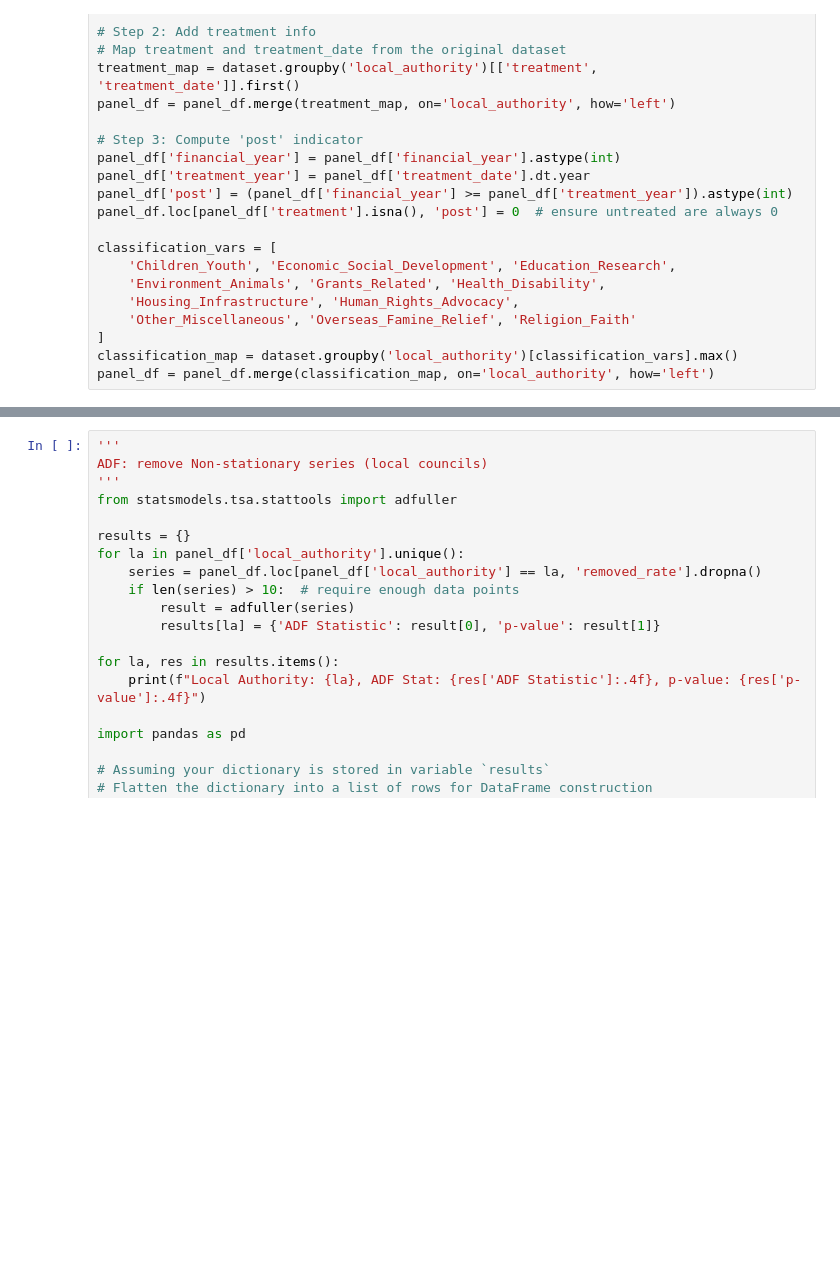
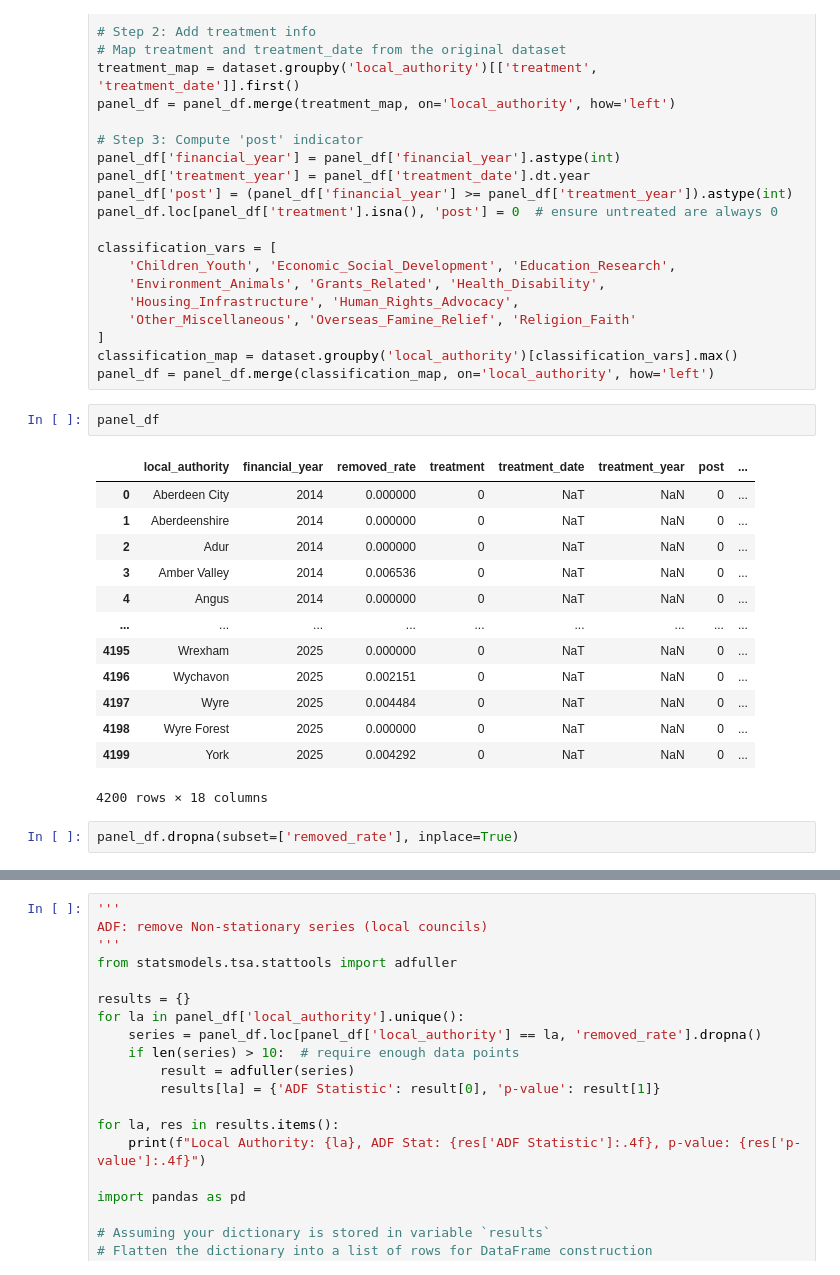
Before and after one commit to crystalyu917/The-Impact-of-Local-Council-Asset-Sales-on-Charity-Survival-in-England, a Jupyter notebook: src/analysis/ladata.ipynb, the cells around one changed output, grey strips where cells are left out. Drawn from its saved outputs; the diff is of its cells as text; blank space fills up the shorter version.

```diff
--- a/src/analysis/ladata.ipynb
+++ b/src/analysis/ladata.ipynb
@@ -139,6 +155,24 @@ classification_vars = [
 ]
 classification_map = dataset.groupby('local_authority')[classification_vars].max()
 panel_df = panel_df.merge(classification_map, on='local_authority', how='left')
+# %%
+panel_df
+# %% [output]
+|  | local_authority | financial_year | removed_rate | treatment | treatment_date | treatment_year | post | ... |
+| 0 | Aberdeen City | 2014 | 0.000000 | 0 | NaT | NaN | 0 | ... |
+| 1 | Aberdeenshire | 2014 | 0.000000 | 0 | NaT | NaN | 0 | ... |
+| 2 | Adur | 2014 | 0.000000 | 0 | NaT | NaN | 0 | ... |
+| 3 | Amber Valley | 2014 | 0.006536 | 0 | NaT | NaN | 0 | ... |
+| 4 | Angus | 2014 | 0.000000 | 0 | NaT | NaN | 0 | ... |
+| ... | ... | ... | ... | ... | ... | ... | ... | ... |
+| 4195 | Wrexham | 2025 | 0.000000 | 0 | NaT | NaN | 0 | ... |
+| 4196 | Wychavon | 2025 | 0.002151 | 0 | NaT | NaN | 0 | ... |
+| 4197 | Wyre | 2025 | 0.004484 | 0 | NaT | NaN | 0 | ... |
+| 4198 | Wyre Forest | 2025 | 0.000000 | 0 | NaT | NaN | 0 | ... |
+| 4199 | York | 2025 | 0.004292 | 0 | NaT | NaN | 0 | ... |
+4200 rows × 18 columns
+# %%
+panel_df.dropna(subset=['removed_rate'], inplace=True)
 # %%
 formula = (
     'removed_rate ~ post + treatment + treatment:post + '
```
Also changed, not shown: parts of 7 cells of this notebook, 1 other file.
